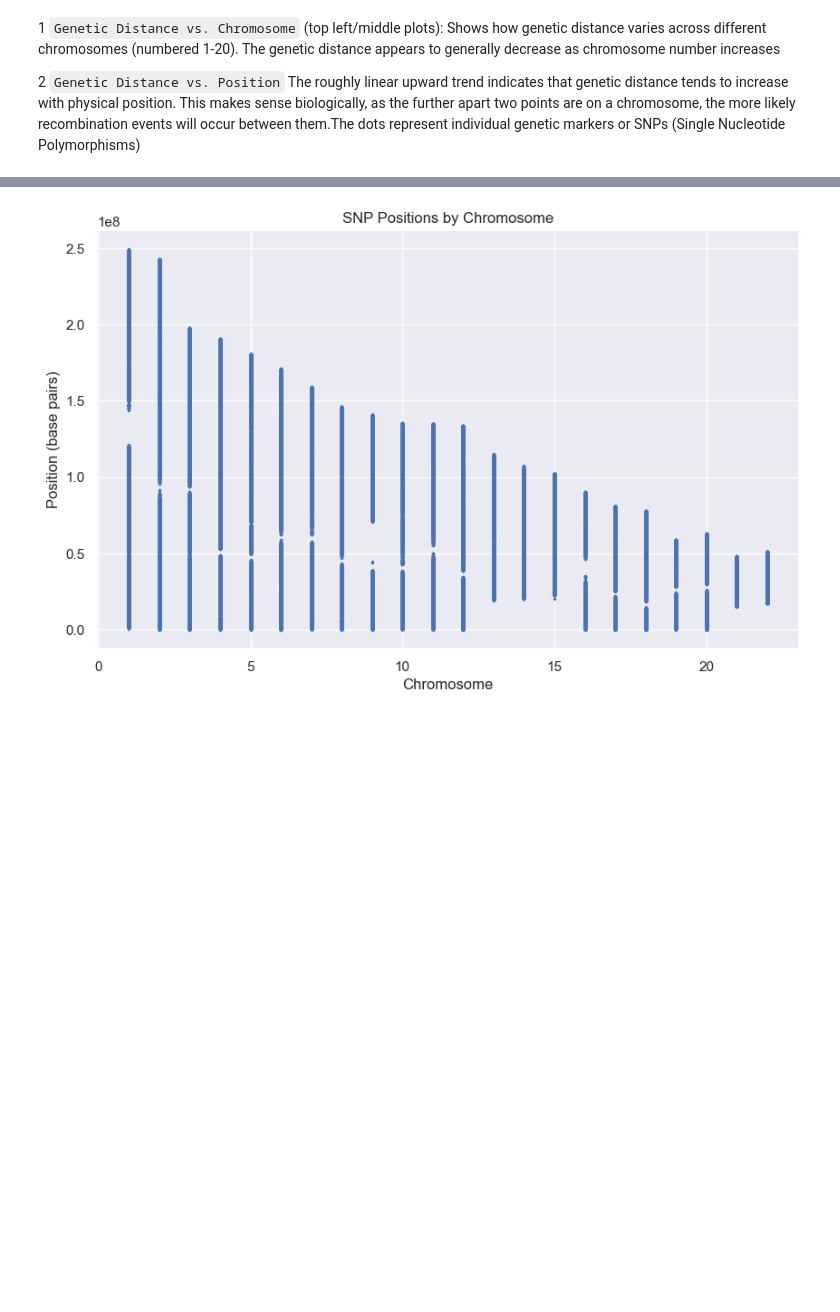
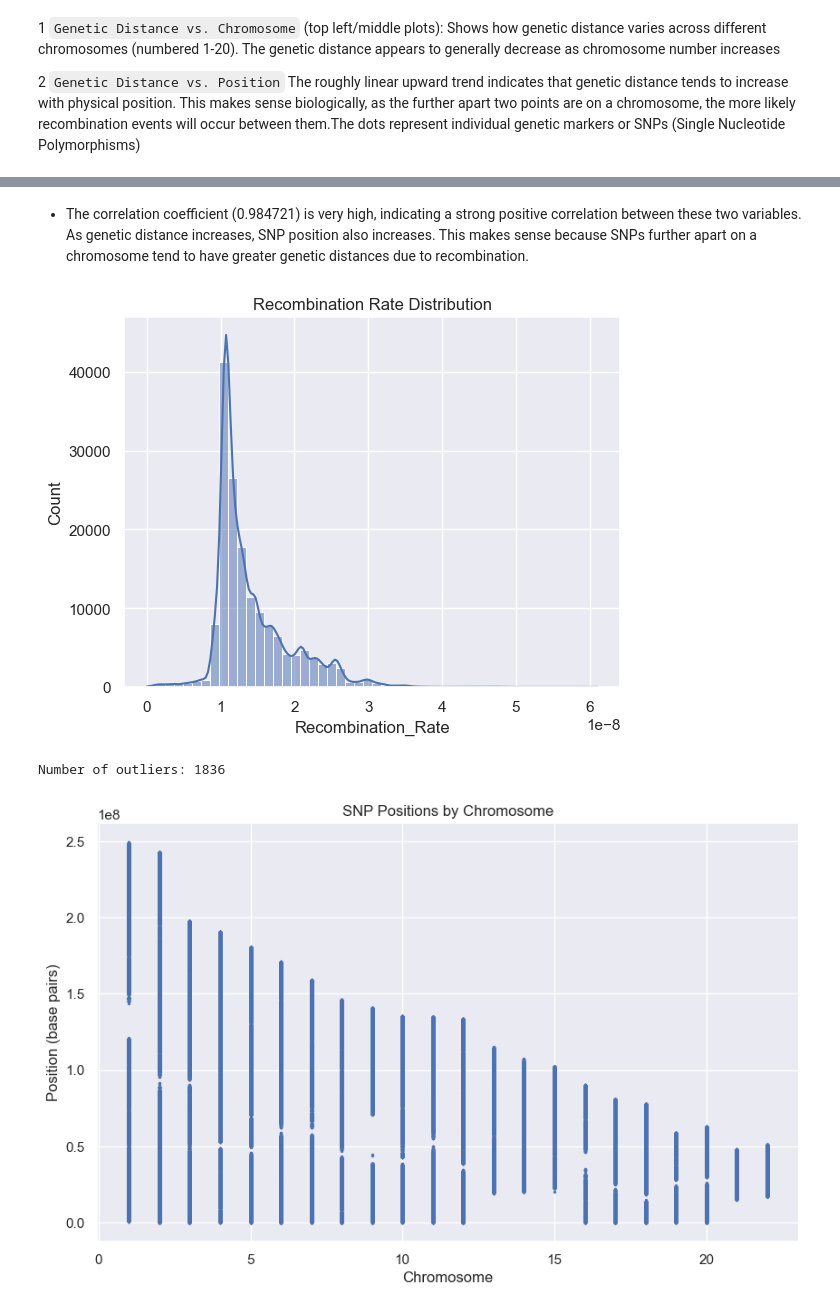
Before and after one commit to r-bashir/GenomeDiffusion, a Jupyter notebook: SNP.ipynb, the cells around one changed output, grey strips where cells are left out. Saved outputs shown, nothing was run; the diff lists cells and outputs as text; code cells hidden in the pictures; blank space fills up the shorter version.

```diff
--- a/SNP.ipynb
+++ b/SNP.ipynb
@@ -191 +229,27 @@ The roughly linear upward trend indicates that genetic distance tends to increas
+# %% [markdown]
+ - The correlation coefficient (0.984721) is very high, indicating a strong positive correlation between these two variables. As genetic distance increases, SNP position also increases. This makes sense because SNPs further apart on a chromosome tend to have greater genetic distances due to recombination.
+# %%
+bim_df['Recombination_Rate'] = bim_df['Genetic_Distance'] / bim_df['Position']
+
+# Plot recombination rate distribution
+sns.histplot(bim_df['Recombination_Rate'], bins=50, kde=True)
+plt.title('Recombination Rate Distribution')
+plt.show()
+# %% [output]
+[figure, added]
+# %%
+# Calculate Q1 and Q3
+Q1 = bim_df[['Genetic_Distance', 'Position']].quantile(0.25)
+Q3 = bim_df[['Genetic_Distance', 'Position']].quantile(0.75)
+IQR = Q3 - Q1
+
+# Calculate outliers - to access the values separately
+outliers = bim_df[
+    (bim_df['Genetic_Distance'] < (Q1['Genetic_Distance'] - 1.5 * IQR['Genetic_Distance'])) |
+    (bim_df['Genetic_Distance'] > (Q3['Genetic_Distance'] + 1.5 * IQR['Genetic_Distance']))
+]
+
+print(f"Number of outliers: {len(outliers)}")
+# %% [output]
+Number of outliers: 1836
 # %%
```
Also changed, not shown: parts of 6 cells of this notebook.
